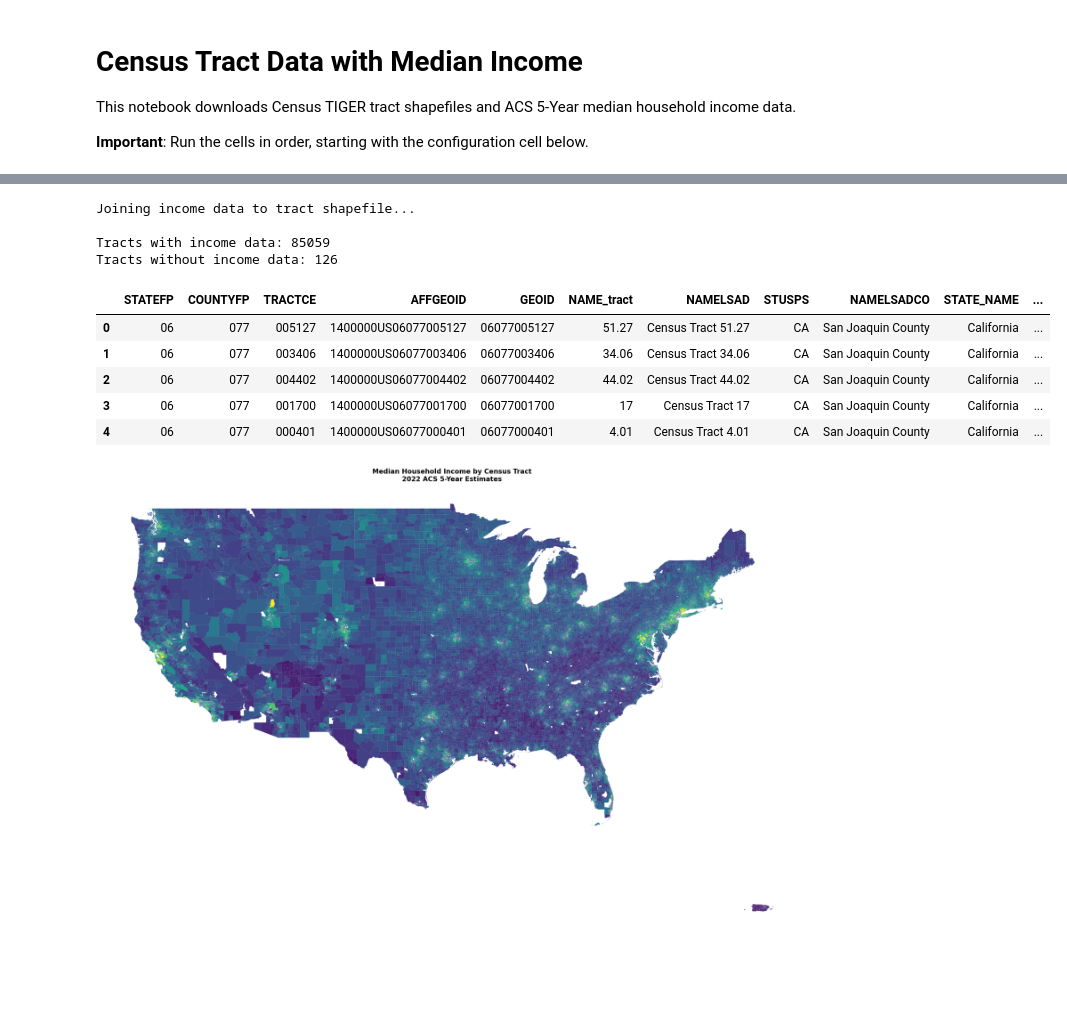
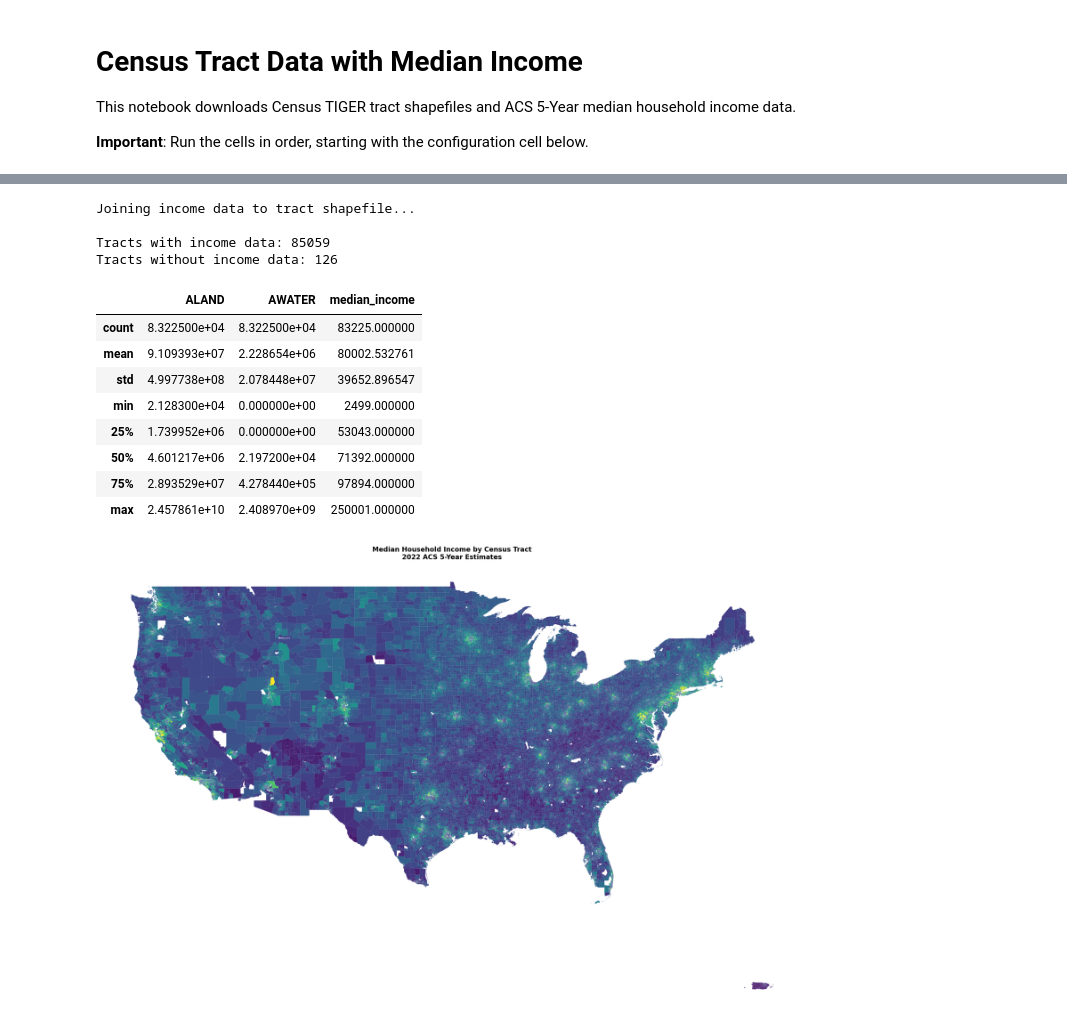
Before and after one commit to maxbusboom/WirelessIncome, a Jupyter notebook: notebooks/ericbusboom/census_tracts.ipynb, the cells around one changed output, grey strips where cells are left out. Drawn from its saved outputs; the diff is of its cells as text; code cells hidden in the pictures; blank space fills up the shorter version.

```diff
--- a/notebooks/ericbusboom/census_tracts.ipynb
+++ b/notebooks/ericbusboom/census_tracts.ipynb
@@ -121,37 +122,41 @@ Found 52 states/territories
 # %%
 # Join income data to tract geometries
 print("Joining income data to tract shapefile...")
 
 tracts_with_income = tracts_gdf.merge(
     income_df[['GEOID', 'median_income', 'NAME']],
     on='GEOID',
     how='left',
     suffixes=('_tract', '_income')
 )
 
 print(f"\nTracts with income data: {tracts_with_income['median_income'].notna().sum()}")
 print(f"Tracts without income data: {tracts_with_income['median_income'].isna().sum()}")
 
 # Filter to include only states that are in state_fips, then exclude Alaska (02) and Hawaii (15)
 df = tracts_with_income_filtered = tracts_with_income[
     (tracts_with_income['STATEFP'].isin(state_fips)) &
     (~tracts_with_income['STATEFP'].isin(['02', '15']))
 ]
 
+
 df = df[df.median_income > 0]
 
-df.head()
+df.describe()
 # %% [output]
 Joining income data to tract shapefile...
 
 Tracts with income data: 85059
 Tracts without income data: 126
-|  | STATEFP | COUNTYFP | TRACTCE | AFFGEOID | GEOID | NAME_tract | NAMELSAD | STUSPS | NAMELSADCO | STATE_NAME | ... |
-| 0 | 06 | 077 | 005127 | 1400000US06077005127 | 06077005127 | 51.27 | Census Tract 51.27 | CA | San Joaquin County | California | ... |
-| 1 | 06 | 077 | 003406 | 1400000US06077003406 | 06077003406 | 34.06 | Census Tract 34.06 | CA | San Joaquin County | California | ... |
-| 2 | 06 | 077 | 004402 | 1400000US06077004402 | 06077004402 | 44.02 | Census Tract 44.02 | CA | San Joaquin County | California | ... |
-| 3 | 06 | 077 | 001700 | 1400000US06077001700 | 06077001700 | 17 | Census Tract 17 | CA | San Joaquin County | California | ... |
-| 4 | 06 | 077 | 000401 | 1400000US06077000401 | 06077000401 | 4.01 | Census Tract 4.01 | CA | San Joaquin County | California | ... |
+|  | ALAND | AWATER | median_income |
+| count | 8.322500e+04 | 8.322500e+04 | 83225.000000 |
+| mean | 9.109393e+07 | 2.228654e+06 | 80002.532761 |
+| std | 4.997738e+08 | 2.078448e+07 | 39652.896547 |
+| min | 2.128300e+04 | 0.000000e+00 | 2499.000000 |
+| 25% | 1.739952e+06 | 0.000000e+00 | 53043.000000 |
+| 50% | 4.601217e+06 | 2.197200e+04 | 71392.000000 |
+| 75% | 2.893529e+07 | 4.278440e+05 | 97894.000000 |
+| max | 2.457861e+10 | 2.408970e+09 | 250001.000000 |
 # %%
 
 # Create map using GeoPandas plot method
```
Also changed, not shown: parts of 4 cells of this notebook, 1 other file.
